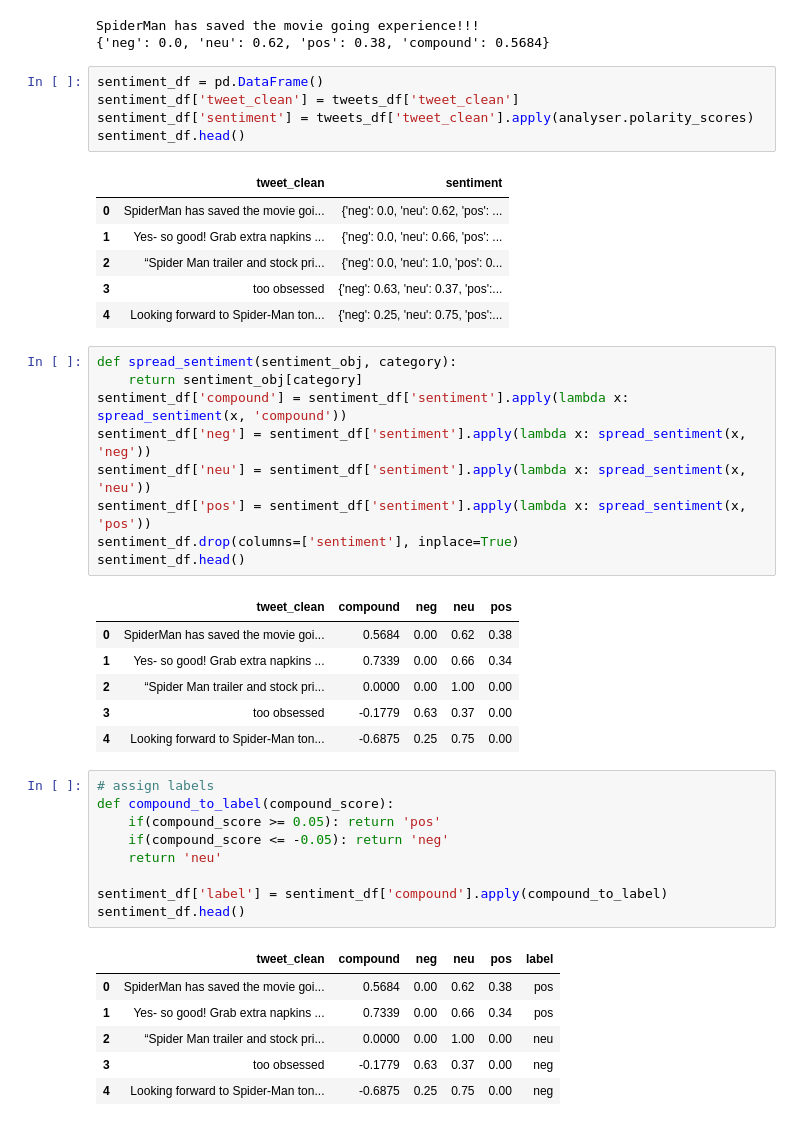
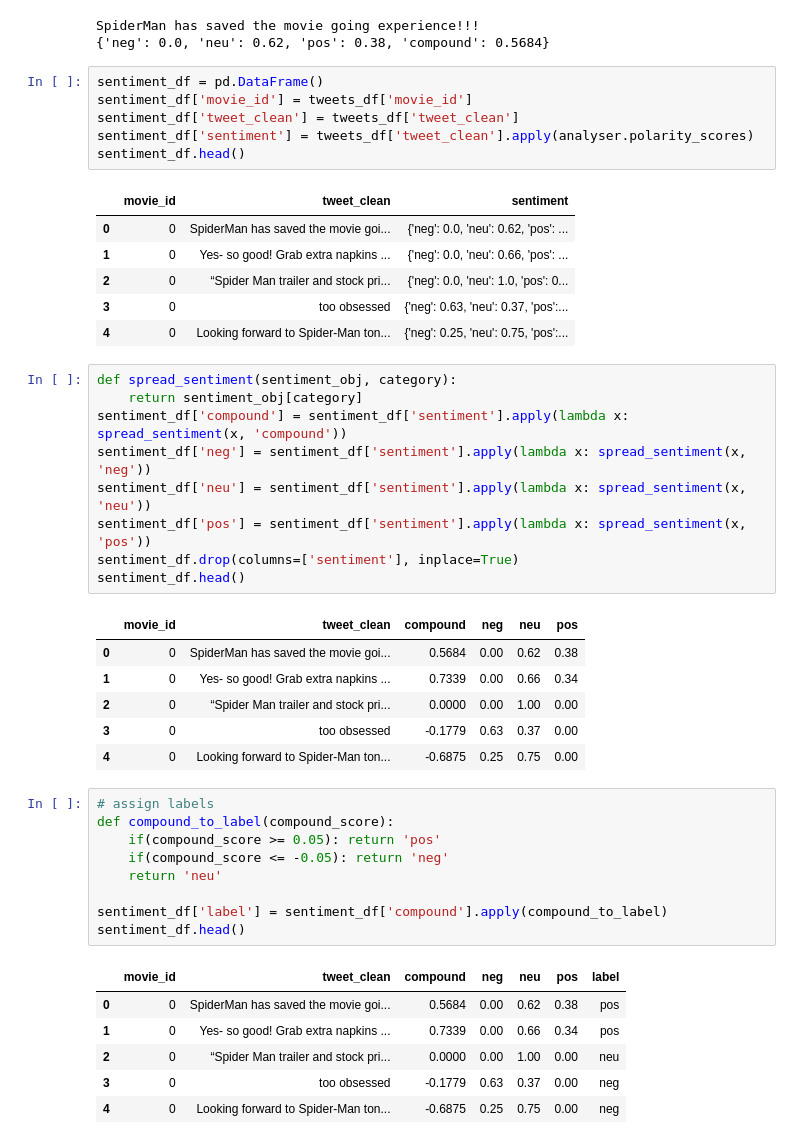
Before and after one commit to mabdilahCSE/Sentiment-Analysis, a Jupyter notebook: sentiment_analysis.ipynb, the cells around one changed output. Drawn from its saved outputs; the diff is of its cells as text.

```diff
--- a/sentiment_analysis.ipynb
+++ b/sentiment_analysis.ipynb
@@ -126,16 +135,17 @@ SpiderMan has saved the movie going experience!!!
 {'neg': 0.0, 'neu': 0.62, 'pos': 0.38, 'compound': 0.5684}
 # %%
 sentiment_df = pd.DataFrame()
+sentiment_df['movie_id'] = tweets_df['movie_id']
 sentiment_df['tweet_clean'] = tweets_df['tweet_clean']
 sentiment_df['sentiment'] = tweets_df['tweet_clean'].apply(analyser.polarity_scores)
 sentiment_df.head()
 # %% [output]
-|  | tweet_clean | sentiment |
-| 0 | SpiderMan has saved the movie goi... | {'neg': 0.0, 'neu': 0.62, 'pos': ... |
-| 1 | Yes- so good! Grab extra napkins ... | {'neg': 0.0, 'neu': 0.66, 'pos': ... |
-| 2 | “Spider Man trailer and stock pri... | {'neg': 0.0, 'neu': 1.0, 'pos': 0... |
-| 3 | too obsessed | {'neg': 0.63, 'neu': 0.37, 'pos':... |
-| 4 | Looking forward to Spider-Man ton... | {'neg': 0.25, 'neu': 0.75, 'pos':... |
+|  | movie_id | tweet_clean | sentiment |
+| 0 | 0 | SpiderMan has saved the movie goi... | {'neg': 0.0, 'neu': 0.62, 'pos': ... |
+| 1 | 0 | Yes- so good! Grab extra napkins ... | {'neg': 0.0, 'neu': 0.66, 'pos': ... |
+| 2 | 0 | “Spider Man trailer and stock pri... | {'neg': 0.0, 'neu': 1.0, 'pos': 0... |
+| 3 | 0 | too obsessed | {'neg': 0.63, 'neu': 0.37, 'pos':... |
+| 4 | 0 | Looking forward to Spider-Man ton... | {'neg': 0.25, 'neu': 0.75, 'pos':... |
 # %%
 def spread_sentiment(sentiment_obj, category):
     return sentiment_obj[category]
@@ -146,12 +156,12 @@ sentiment_df['pos'] = sentiment_df['sentiment'].apply(lambda x: spread_sentiment
 sentiment_df.drop(columns=['sentiment'], inplace=True)
 sentiment_df.head()
 # %% [output]
-|  | tweet_clean | compound | neg | neu | pos |
-| 0 | SpiderMan has saved the movie goi... | 0.5684 | 0.00 | 0.62 | 0.38 |
-| 1 | Yes- so good! Grab extra napkins ... | 0.7339 | 0.00 | 0.66 | 0.34 |
-| 2 | “Spider Man trailer and stock pri... | 0.0000 | 0.00 | 1.00 | 0.00 |
-| 3 | too obsessed | -0.1779 | 0.63 | 0.37 | 0.00 |
-| 4 | Looking forward to Spider-Man ton... | -0.6875 | 0.25 | 0.75 | 0.00 |
+|  | movie_id | tweet_clean | compound | neg | neu | pos |
+| 0 | 0 | SpiderMan has saved the movie goi... | 0.5684 | 0.00 | 0.62 | 0.38 |
+| 1 | 0 | Yes- so good! Grab extra napkins ... | 0.7339 | 0.00 | 0.66 | 0.34 |
+| 2 | 0 | “Spider Man trailer and stock pri... | 0.0000 | 0.00 | 1.00 | 0.00 |
+| 3 | 0 | too obsessed | -0.1779 | 0.63 | 0.37 | 0.00 |
+| 4 | 0 | Looking forward to Spider-Man ton... | -0.6875 | 0.25 | 0.75 | 0.00 |
 # %%
 # assign labels
 def compound_to_label(compound_score):
@@ -162,12 +172,12 @@ def compound_to_label(compound_score):
 sentiment_df['label'] = sentiment_df['compound'].apply(compound_to_label)
 sentiment_df.head()
 # %% [output]
-|  | tweet_clean | compound | neg | neu | pos | label |
-| 0 | SpiderMan has saved the movie goi... | 0.5684 | 0.00 | 0.62 | 0.38 | pos |
-| 1 | Yes- so good! Grab extra napkins ... | 0.7339 | 0.00 | 0.66 | 0.34 | pos |
-| 2 | “Spider Man trailer and stock pri... | 0.0000 | 0.00 | 1.00 | 0.00 | neu |
-| 3 | too obsessed | -0.1779 | 0.63 | 0.37 | 0.00 | neg |
-| 4 | Looking forward to Spider-Man ton... | -0.6875 | 0.25 | 0.75 | 0.00 | neg |
+|  | movie_id | tweet_clean | compound | neg | neu | pos | label |
+| 0 | 0 | SpiderMan has saved the movie goi... | 0.5684 | 0.00 | 0.62 | 0.38 | pos |
+| 1 | 0 | Yes- so good! Grab extra napkins ... | 0.7339 | 0.00 | 0.66 | 0.34 | pos |
+| 2 | 0 | “Spider Man trailer and stock pri... | 0.0000 | 0.00 | 1.00 | 0.00 | neu |
+| 3 | 0 | too obsessed | -0.1779 | 0.63 | 0.37 | 0.00 | neg |
+| 4 | 0 | Looking forward to Spider-Man ton... | -0.6875 | 0.25 | 0.75 | 0.00 | neg |
 # %%
 # Drop neutral ones
 print('before', sentiment_df.shape)
```
Also changed, not shown: parts of 20 cells of this notebook.
